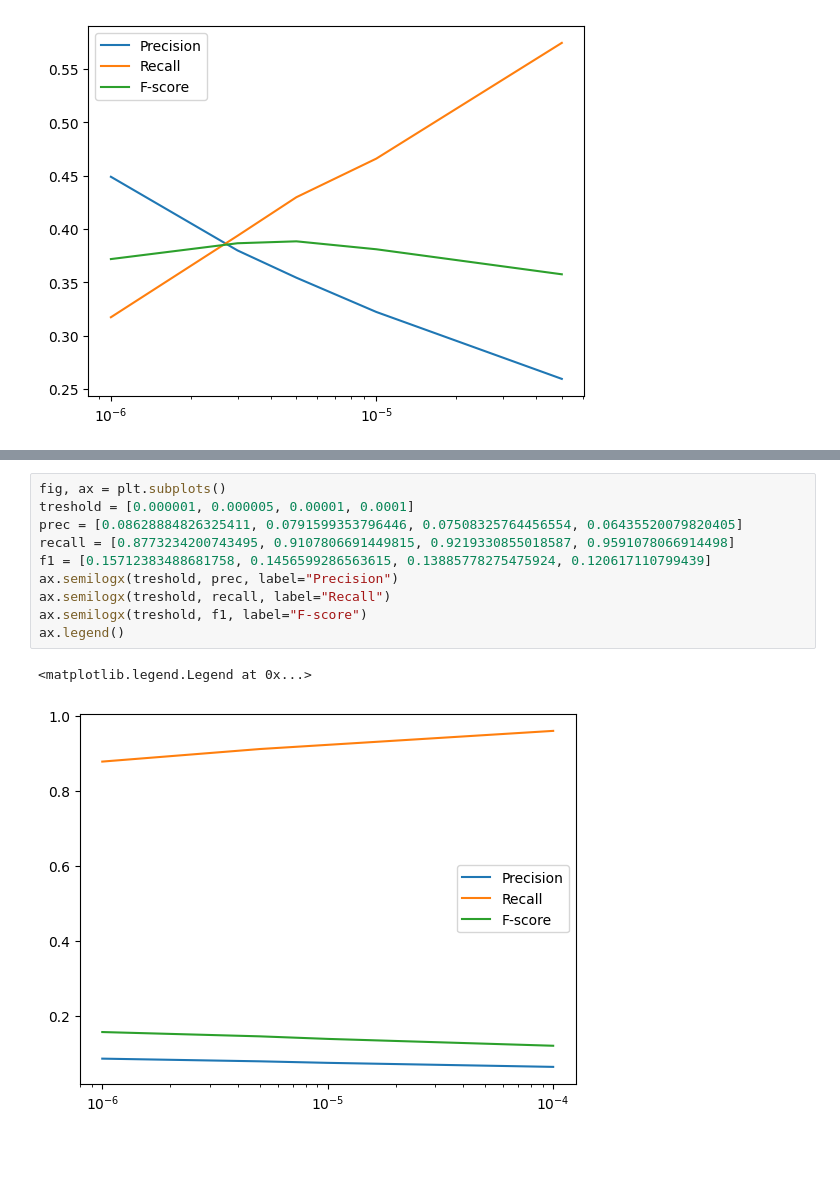
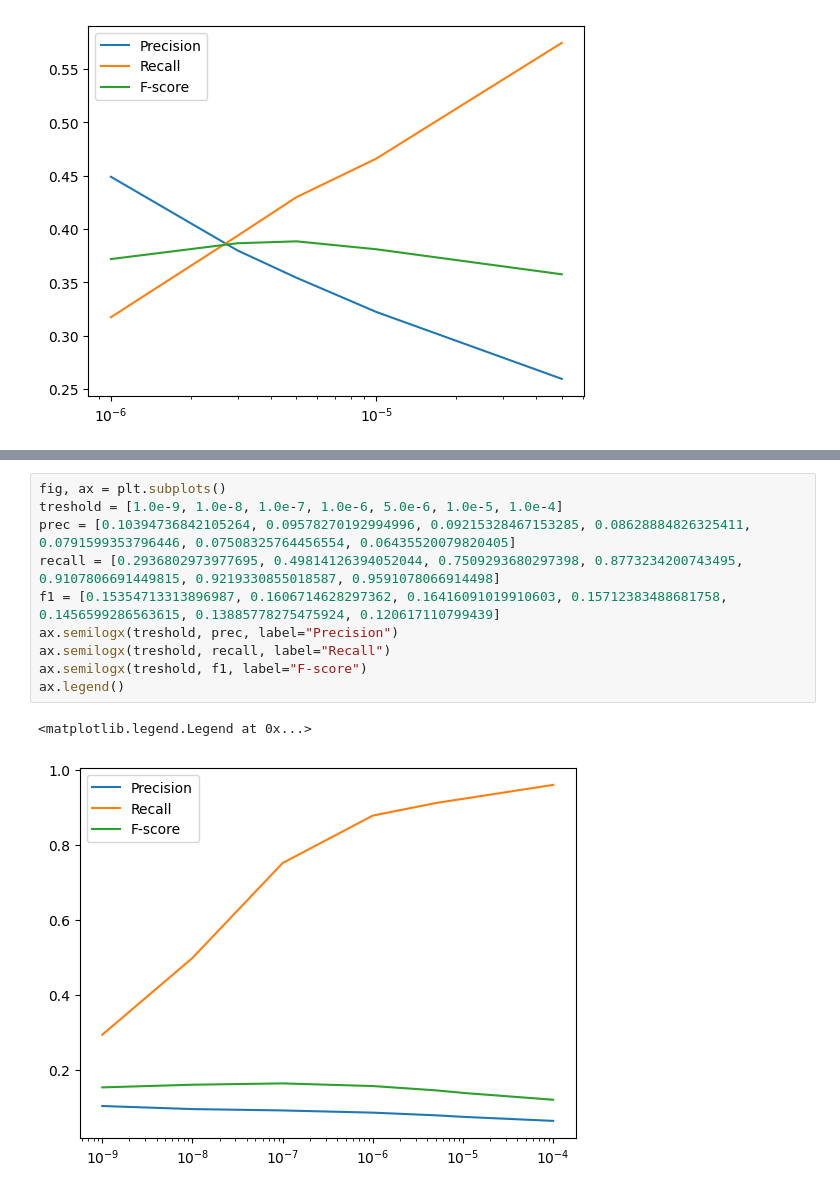
Before and after one commit to Miktima/bertnews, a Jupyter notebook: Fscore.ipynb, the cells around one changed output, grey strips where cells are left out. Cells and saved outputs as stored; diff of their text form; blank space fills up the shorter version.

```diff
--- a/Fscore.ipynb
+++ b/Fscore.ipynb
@@ -78,13 +91,13 @@ treshold = 0.0000001<br>
 # %%
 fig, ax = plt.subplots()
-treshold = [0.000001, 0.000005, 0.00001, 0.0001]
-prec = [0.08628884826325411, 0.0791599353796446, 0.07508325764456554, 0.06435520079820405]
-recall = [0.8773234200743495, 0.9107806691449815, 0.9219330855018587, 0.9591078066914498]
-f1 = [0.15712383488681758, 0.1456599286563615, 0.13885778275475924, 0.120617110799439]
+treshold = [1.0e-9, 1.0e-8, 1.0e-7, 1.0e-6, 5.0e-6, 1.0e-5, 1.0e-4]
+prec = [0.10394736842105264, 0.09578270192994996, 0.09215328467153285, 0.08628884826325411, 0.0791599353796446, 0.07508325764456554, 0.06435520079820405]
+recall = [0.2936802973977695, 0.49814126394052044, 0.7509293680297398, 0.8773234200743495, 0.9107806691449815, 0.9219330855018587, 0.9591078066914498]
+f1 = [0.15354713313896987, 0.1606714628297362, 0.16416091019910603, 0.15712383488681758, 0.1456599286563615, 0.13885778275475924, 0.120617110799439]
 ax.semilogx(treshold, prec, label="Precision")
 ax.semilogx(treshold, recall, label="Recall")
 ax.semilogx(treshold, f1, label="F-score")
 ax.legend()
 # %% [output]
 <matplotlib.legend.Legend at 0x...>
-[figure, old version]
+[figure, new version]
```
Also changed, not shown: parts of 1 cell of this notebook.
